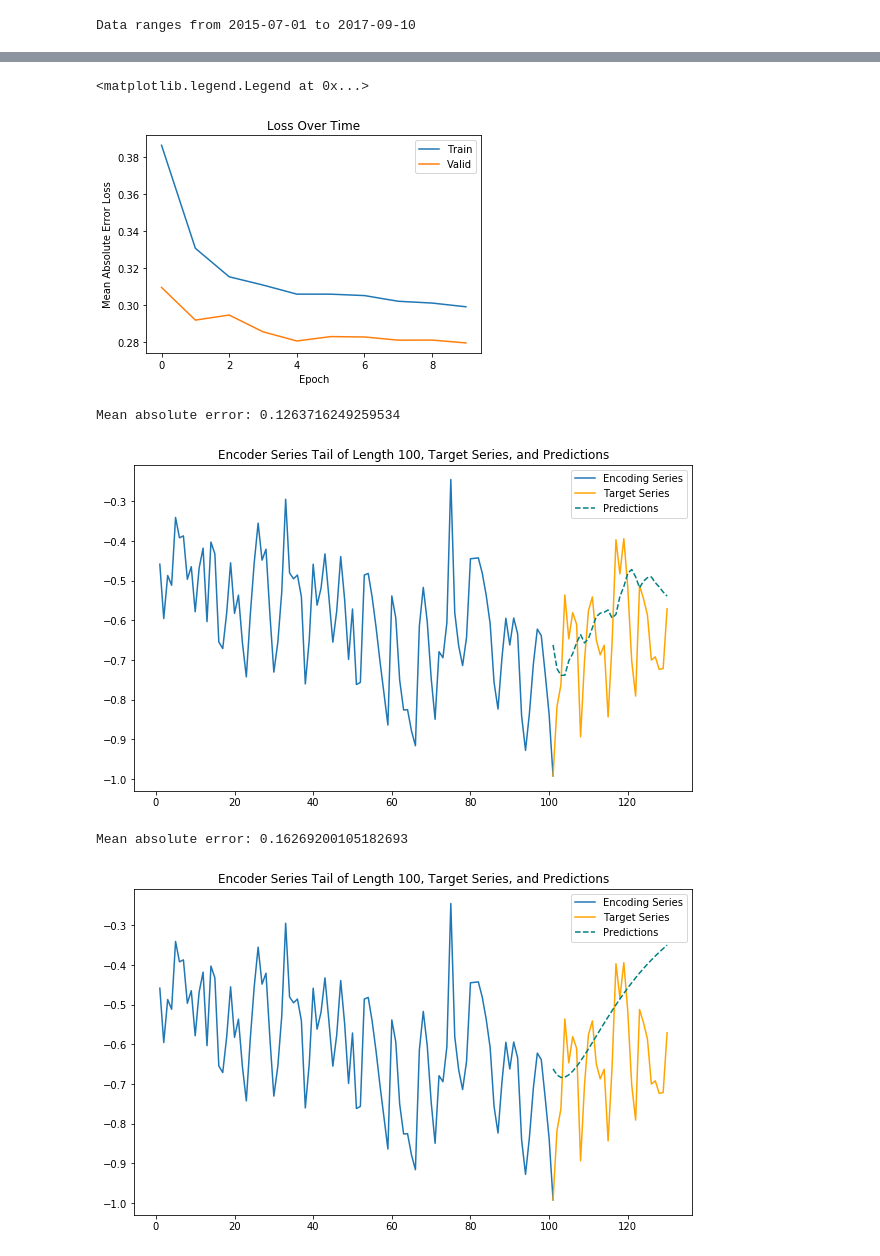
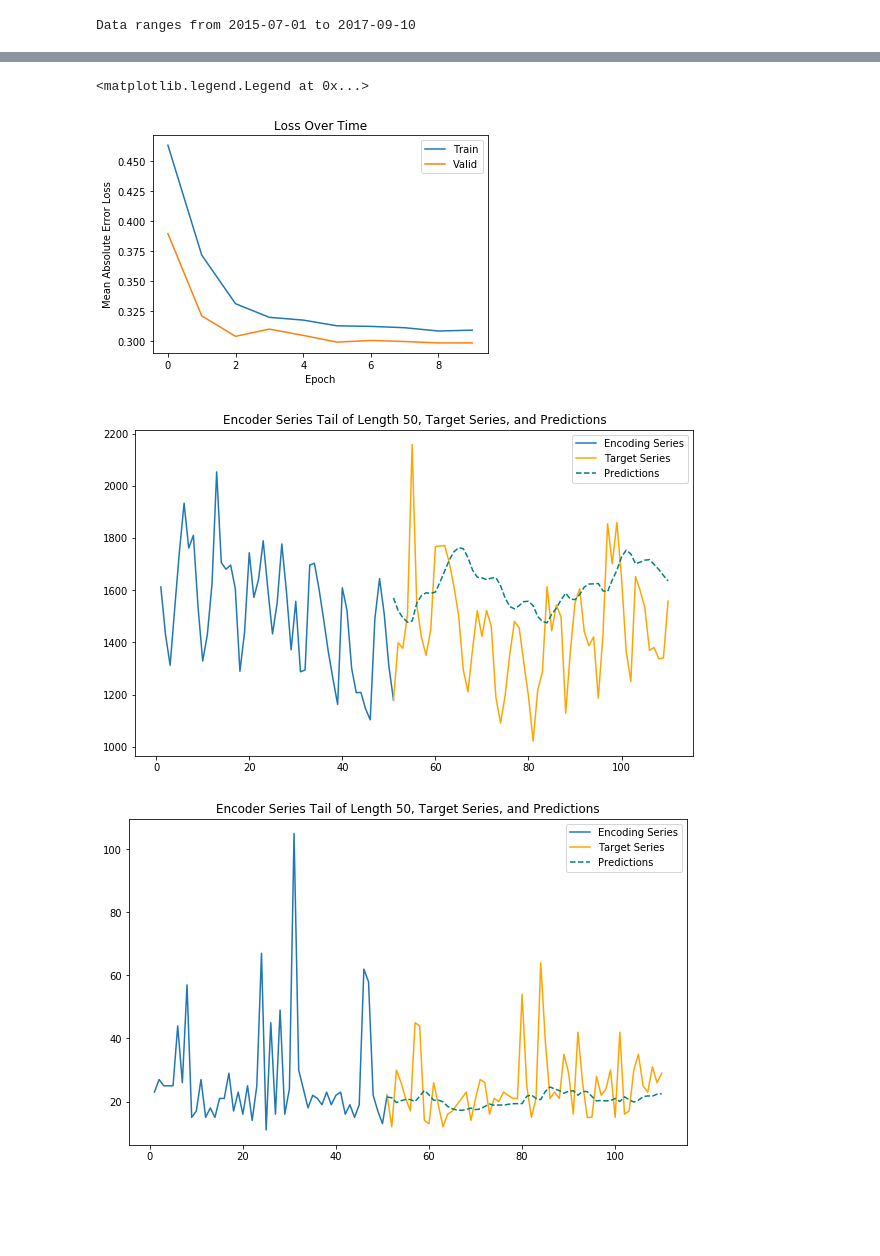
Before and after one commit to maximelovino/WikiForecasting, a Jupyter notebook: BasicSeq2Seq.ipynb, the cells around one changed output, grey strips where cells are left out. Cells and saved outputs as stored; diff of their text form; code cells hidden in the pictures; blank space fills up the shorter version.

Commit message:
Improved basic seq2seq with denorm and smape, added convolutions model
Co-authored-by: Matoran <4539516+Matoran@users.noreply.github.com>

```diff
--- a/BasicSeq2Seq.ipynb
+++ b/BasicSeq2Seq.ipynb
@@ -47,7 +75,7 @@ print('Data ranges from %s to %s' % (data_start_date, data_end_date))
 # %% [output]
 Data ranges from 2015-07-01 to 2017-09-10
 # %%
-pred_steps = 30
+pred_steps = 60
 pred_length=timedelta(pred_steps)
 
 first_day = pd.to_datetime(data_start_date)
@@ -236,7 +247,7 @@ plt.title('Loss Over Time')
 plt.legend(['Train','Valid'])
 # %% [output]
 <matplotlib.legend.Legend at 0x...>
-[figure, old version]
+[figure, new version]
 # %%
 # from our previous model - mapping encoder sequence to state vectors
 encoder_model = Model(encoder_inputs, encoder_states)
@@ -297,6 +311,10 @@ decoder_target_data = transform_series_decode(decoder_target_data, encode_series
+# %%
+def denormalizeSeries(series, means, sample_ind):
+  new_series = series + means[sample_ind,0]
+  new_series = np.expm1(new_series)
+  return new_series
 # %%
-def predict_and_plot(encoder_input_data, decoder_target_data, sample_ind, enc_tail_len=100, truth=False):
-
+def predict_and_plot(encoder_input_data, decoder_target_data, sample_ind, means, enc_tail_len=50, truth=False):
     encode_series = encoder_input_data[sample_ind:sample_ind+1,:,:]
 
     target_series = decoder_target_data[sample_ind,:,:1].reshape(-1,1)
@@ -305,6 +323,11 @@ def predict_and_plot(encoder_input_data, decoder_target_data, sample_ind, enc_ta
     encode_series = encode_series.reshape(-1,1)
     pred_series = pred_series.reshape(-1,1)
 
+
+
+    pred_series = denormalizeSeries(pred_series,means,sample_ind)
+    encode_series = denormalizeSeries(encode_series,means,sample_ind)
+    target_series = denormalizeSeries(target_series,means,sample_ind)
 
     encode_series_tail = np.concatenate([encode_series[-enc_tail_len:],target_series[:1]])
     x_encode = encode_series_tail.shape[0]
@@ -317,15 +340,13 @@ def predict_and_plot(encoder_input_data, decoder_target_data, sample_ind, enc_ta
     plt.title('Encoder Series Tail of Length %d, Target Series, and Predictions' % enc_tail_len)
     plt.legend(['Encoding Series','Target Series','Predictions'])
 # %%
-predict_and_plot(encoder_input_data, decoder_target_data, 6006, truth=True)
+predict_and_plot(encoder_input_data, decoder_target_data, 6006, encode_series_mean, truth=True)
 # %% [output]
-Mean absolute error: 0.1263716249259534
-[figure, old version]
+[figure, new version]
 # %%
-predict_and_plot(encoder_input_data, decoder_target_data, 6006, truth=False)
+predict_and_plot(encoder_input_data, decoder_target_data, 2000, encode_series_mean, truth=True)
 # %% [output]
-Mean absolute error: 0.16269200105182693
-[figure, old version]
+[figure, new version]
 # %%
 errors_truth = []
 errors_standard = []
```
Also changed, not shown: parts of 15 cells of this notebook, 1 other file.
